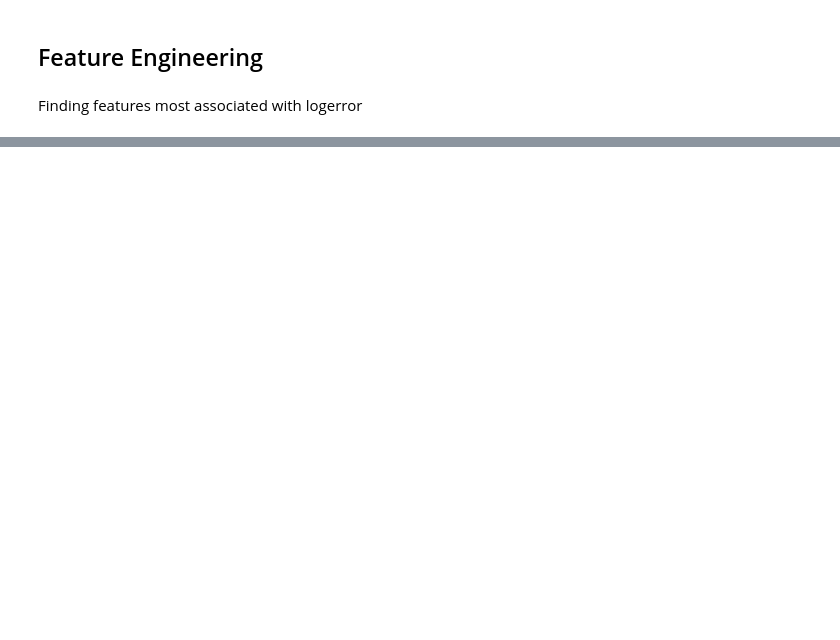
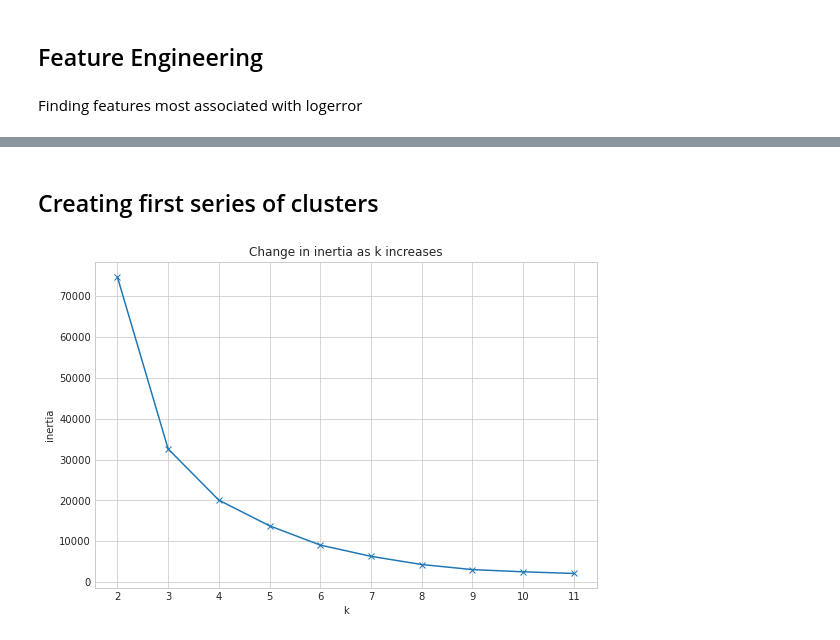
Before and after one commit to sam-and-ken/clustering-project, a Jupyter notebook: cluster-project-sam.ipynb, the cells around one changed output, grey strips where cells are left out. Cells and saved outputs as stored; diff of their text form; code cells hidden in the pictures; blank space fills up the shorter version.

Commit message:
finishing first draft

```diff
--- a/cluster-project-sam.ipynb
+++ b/cluster-project-sam.ipynb
@@ -243,0 +213,38 @@ train
+# %%
+train.drop(columns = ['parcelid', 'transactiondate', 'fips','rawcensustractandblock', 'regionidcity',
+                      'regionidcounty', 'regionidzip', 'yearbuilt', 'assessmentyear', 'logerror_absolute',
+                      'county', 'heatingorsystemdesc', 'Bedrooms_cat', 'Bathrooms_cat',
+                      'unitcnt', 'roomcnt', 'buildingqualitytypeid', 'landtaxvaluedollarcnt',
+                      'latitude', 'longitude'], inplace = True)
+validate.drop(columns = ['parcelid', 'transactiondate', 'fips','rawcensustractandblock', 'regionidcity',
+                      'regionidcounty', 'regionidzip', 'yearbuilt', 'assessmentyear', 'logerror_absolute',
+                      'county', 'heatingorsystemdesc', 'Bedrooms_cat', 'Bathrooms_cat',
+                      'unitcnt', 'roomcnt', 'buildingqualitytypeid', 'landtaxvaluedollarcnt',
+                      'latitude', 'longitude'], inplace = True)
+test.drop(columns = ['parcelid', 'transactiondate', 'fips','rawcensustractandblock', 'regionidcity',
+                      'regionidcounty', 'regionidzip', 'yearbuilt', 'assessmentyear', 'logerror_absolute',
+                      'county', 'heatingorsystemdesc', 'Bedrooms_cat', 'Bathrooms_cat',
+                      'unitcnt', 'roomcnt', 'buildingqualitytypeid', 'landtaxvaluedollarcnt',
+                      'latitude', 'longitude'], inplace = True)
+# %%
+train_scale, validate_scale, test_scale = scale_data(train, validate, test)
+train.index = train_scale.index
+validate.index = validate_scale.index
+test.index = test_scale.index
+# %%
+train_scale['logerror'] = train['logerror']
+validate_scale['logerror'] = validate['logerror']
+test_scale['logerror'] = test['logerror']
+# %% [markdown]
+## Creating first series of clusters
+# %%
+X = train_scale[['county_Orange', 'bathrooms', 'greater_than_2500_sqft']]
+kmeans = KMeans(n_clusters=4)
+kmeans.fit(X)
+kmeans.predict(X)
+
+X_val = validate_scale[['county_Orange', 'bathrooms', 'greater_than_2500_sqft']]
+validate_scale['cluster1'] = kmeans.predict(X_val)
+
+X_test = test_scale[['county_Orange', 'bathrooms', 'greater_than_2500_sqft']]
+test_scale['cluster1'] = kmeans.predict(X_test)
@@ -243,0 +254,10 @@ train
+# %%
+with plt.style.context('seaborn-whitegrid'):
+    plt.figure(figsize=(9, 6))
+    pd.Series({k: KMeans(k).fit(X).inertia_ for k in range(2, 12)}).plot(marker='x')
+    plt.xticks(range(2, 12))
+    plt.xlabel('k')
+    plt.ylabel('inertia')
+    plt.title('Change in inertia as k increases')
+# %% [output]
+[figure, added]
```
Also changed, not shown: parts of 74 cells of this notebook.
